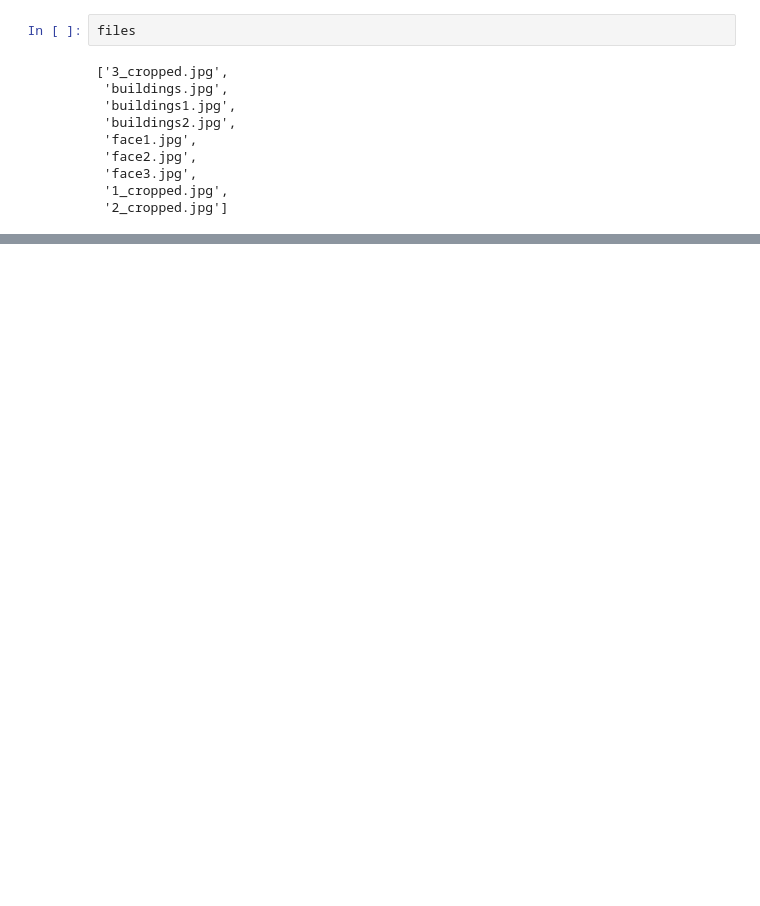
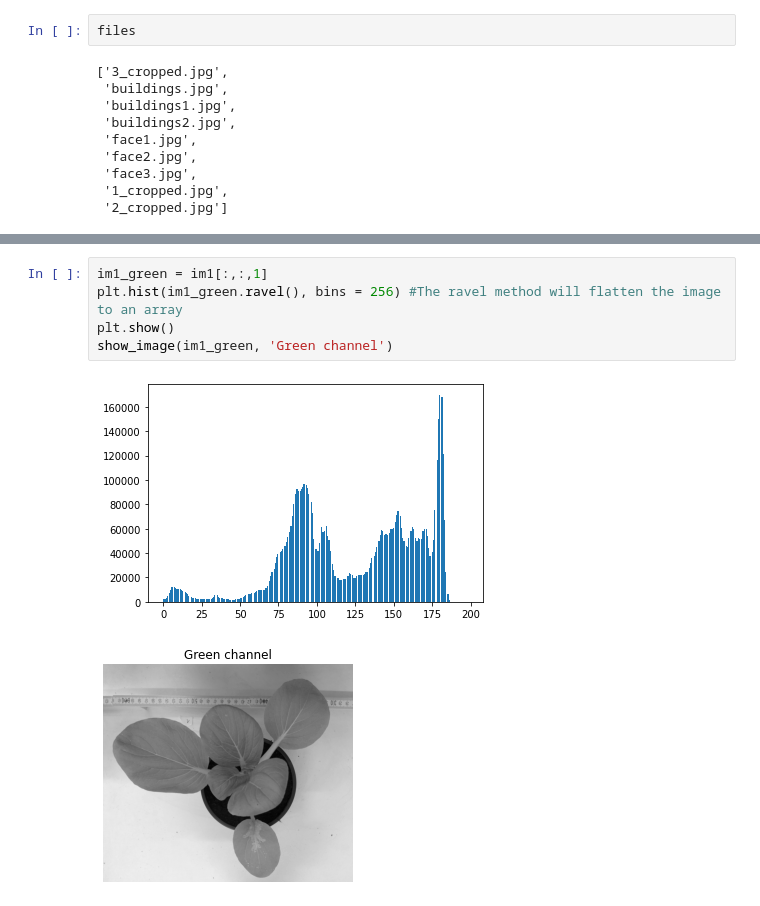
Before and after one commit to nasserdr/leaves_coverage, a Jupyter notebook: leaves_areas.ipynb, the cells around one changed output, grey strips where cells are left out. Saved outputs shown, nothing was run; the diff lists cells and outputs as text; blank space fills up the shorter version.

```diff
--- a/leaves_areas.ipynb
+++ b/leaves_areas.ipynb
@@ -43,0 +66,8 @@ files
+# %%
+im1_green = im1[:,:,1]
+plt.hist(im1_green.ravel(), bins = 256) #The ravel method will flatten the image to an array
+plt.show()
+show_image(im1_green, 'Green channel')
+# %% [output]
+[figure, added]
+[figure, added]
```
Also changed, not shown: parts of 11 cells of this notebook, 1 other file.
